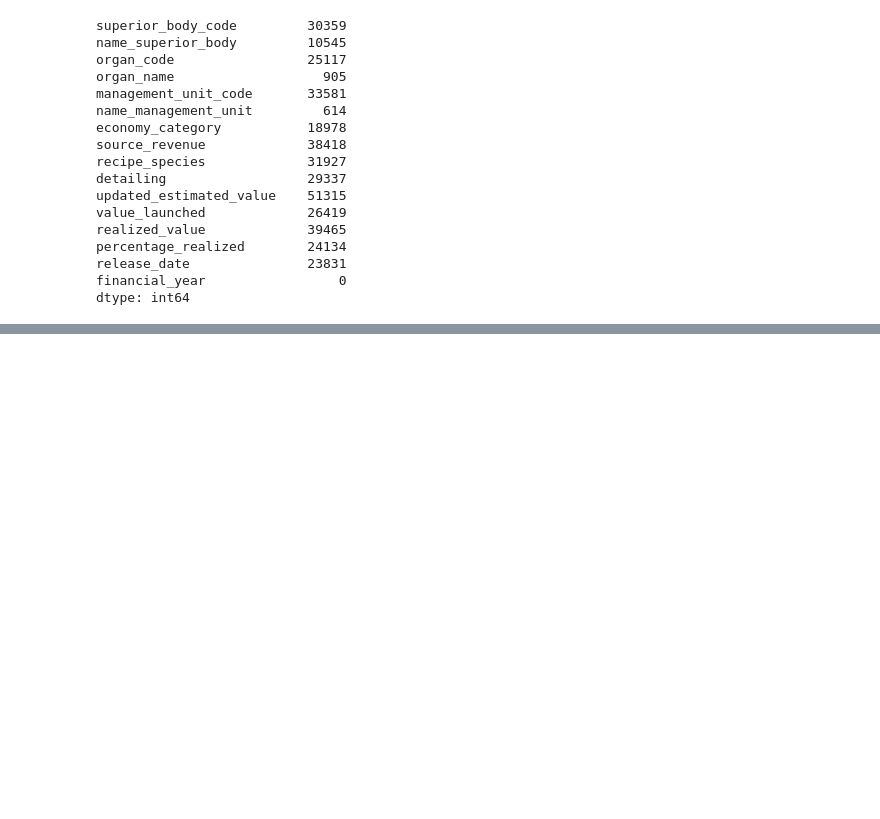
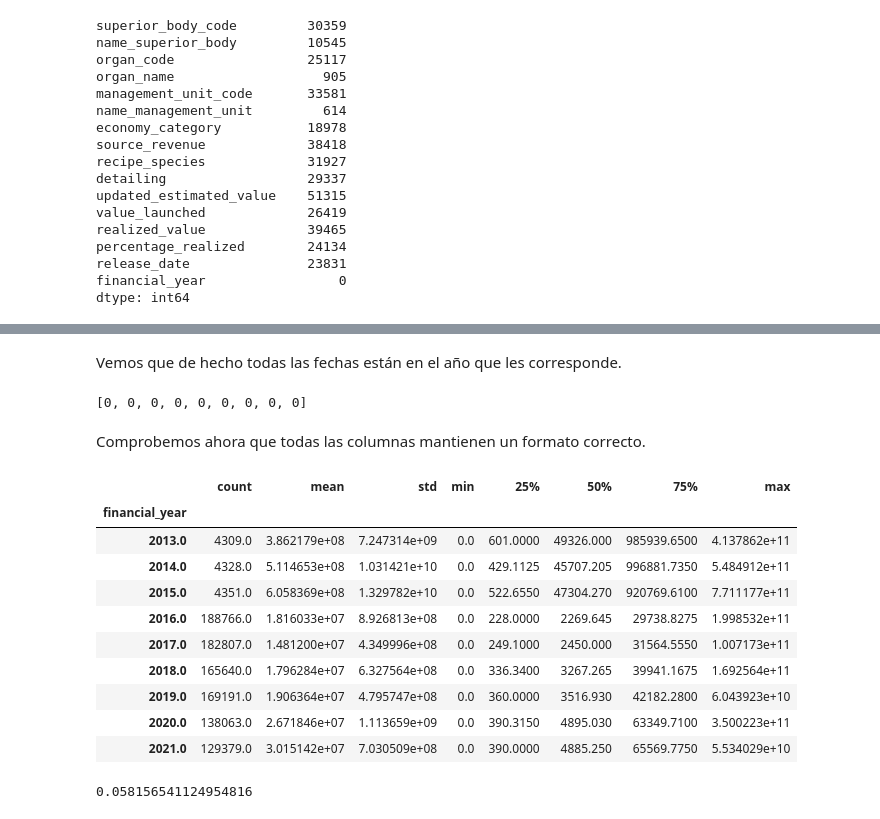
Before and after one commit to yanruwu/Proyecto2-EDA-Ingresos-Publicos-Brasil, a Jupyter notebook: merger.ipynb, the cells around one changed output, grey strips where cells are left out. Drawn from its saved outputs; the diff is of its cells as text; code cells hidden in the pictures; blank space fills up the shorter version.

```diff
--- a/merger.ipynb
+++ b/merger.ipynb
@@ -246,0 +332,6 @@ Name: 5744, dtype: object
+# %% [markdown]
+Vemos que de hecho todas las fechas están en el año que les corresponde.
+# %%
+check_date_consistency(dfs)
+# %% [output]
+[0, 0, 0, 0, 0, 0, 0, 0, 0]
@@ -246,0 +340,20 @@ Name: 5744, dtype: object
+# %% [markdown]
+Comprobemos ahora que todas las columnas mantienen un formato correcto.
+# %%
+df_merged.groupby("financial_year")["realized_value"].describe()
+# %% [output]
+|  | count | mean | std | min | 25% | 50% | 75% | max |
+| financial_year |  |  |  |  |  |  |  |  |
+| 2013.0 | 4309.0 | 3.862179e+08 | 7.247314e+09 | 0.0 | 601.0000 | 49326.000 | 985939.6500 | 4.137862e+11 |
+| 2014.0 | 4328.0 | 5.114653e+08 | 1.031421e+10 | 0.0 | 429.1125 | 45707.205 | 996881.7350 | 5.484912e+11 |
+| 2015.0 | 4351.0 | 6.058369e+08 | 1.329782e+10 | 0.0 | 522.6550 | 47304.270 | 920769.6100 | 7.711177e+11 |
+| 2016.0 | 188766.0 | 1.816033e+07 | 8.926813e+08 | 0.0 | 228.0000 | 2269.645 | 29738.8275 | 1.998532e+11 |
+| 2017.0 | 182807.0 | 1.481200e+07 | 4.349996e+08 | 0.0 | 249.1000 | 2450.000 | 31564.5550 | 1.007173e+11 |
+| 2018.0 | 165640.0 | 1.796284e+07 | 6.327564e+08 | 0.0 | 336.3400 | 3267.265 | 39941.1675 | 1.692564e+11 |
+| 2019.0 | 169191.0 | 1.906364e+07 | 4.795747e+08 | 0.0 | 360.0000 | 3516.930 | 42182.2800 | 6.043923e+10 |
+| 2020.0 | 138063.0 | 2.671846e+07 | 1.113659e+09 | 0.0 | 390.3150 | 4895.030 | 63349.7100 | 3.500223e+11 |
+| 2021.0 | 129379.0 | 3.015142e+07 | 7.030509e+08 | 0.0 | 390.0000 | 4885.250 | 65569.7750 | 5.534029e+10 |
+# %%
+(df_merged[df_merged["realized_value"] == 0].shape[0] + df_merged["realized_value"].isna().sum())/df_merged.shape[0]
+# %% [output]
+0.058156541124954816
```
Also changed, not shown: parts of 35 cells of this notebook.
